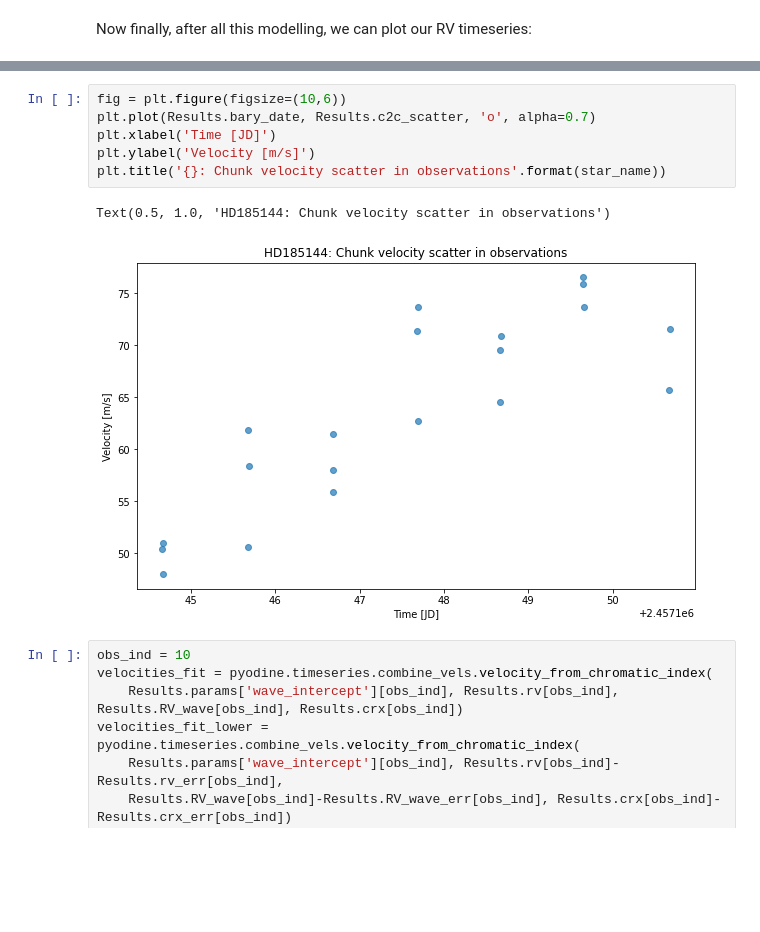
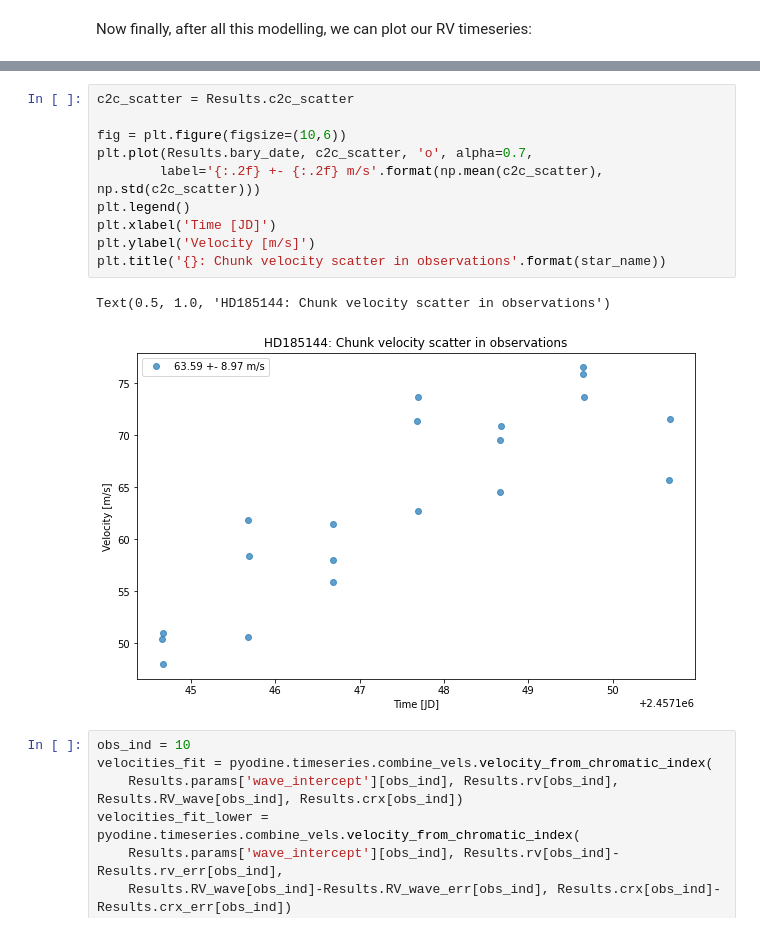
Before and after one commit to jaklusmeyer/APO_pyodine, a Jupyter notebook: docs/source/tutorial/velocities.ipynb, the cells around one changed output, grey strips where cells are left out. Drawn from its saved outputs; the diff is of its cells as text; blank space fills up the shorter version.

```diff
--- a/docs/source/tutorial/velocities.ipynb
+++ b/docs/source/tutorial/velocities.ipynb
@@ -114,12 +125,16 @@ Text(0.5, 1.0, 'HD185144: Chromatix index variation')
 # %%
+c2c_scatter = Results.c2c_scatter
+
 fig = plt.figure(figsize=(10,6))
-plt.plot(Results.bary_date, Results.c2c_scatter, 'o', alpha=0.7)
+plt.plot(Results.bary_date, c2c_scatter, 'o', alpha=0.7,
+        label='{:.2f} +- {:.2f} m/s'.format(np.mean(c2c_scatter), np.std(c2c_scatter)))
+plt.legend()
 plt.xlabel('Time [JD]')
 plt.ylabel('Velocity [m/s]')
 plt.title('{}: Chunk velocity scatter in observations'.format(star_name))
 # %% [output]
 Text(0.5, 1.0, 'HD185144: Chunk velocity scatter in observations')
-[figure, old version]
+[figure, new version]
 # %%
 obs_ind = 10
 velocities_fit = pyodine.timeseries.combine_vels.velocity_from_chromatic_index(
```
Also changed, not shown: parts of 4 cells of this notebook, 32 other files.
